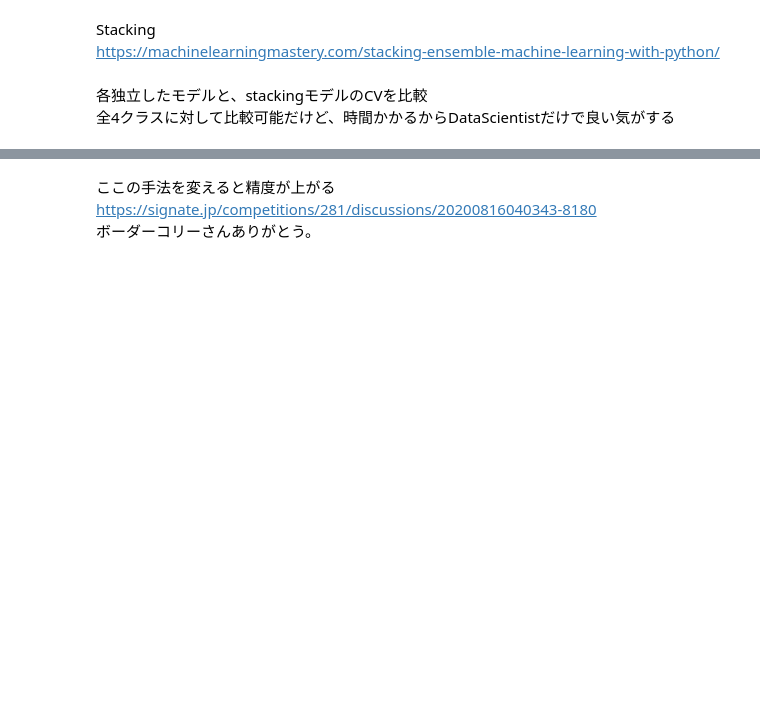
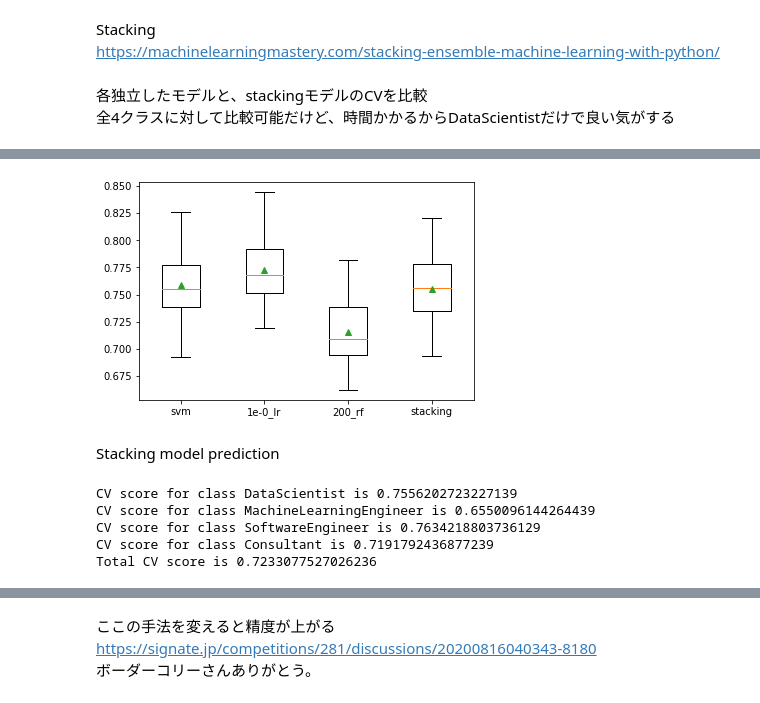
Before and after one commit to Radperia/SIGNATE_student_2020, a Jupyter notebook: SIGNATE_Tfidf_2LR+2RF_stacking.ipynb, the cells around one changed output, grey strips where cells are left out. Saved outputs shown, nothing was run; the diff lists cells and outputs as text; code cells hidden in the pictures; blank space fills up the shorter version.

```diff
--- a/SIGNATE_Tfidf_2LR+2RF_stacking.ipynb
+++ b/SIGNATE_Tfidf_2LR+2RF_stacking.ipynb
@@ -666,10 +668,8 @@ https://machinelearningmastery.com/stacking-ensemble-machine-learning-with-pytho
 # %%
 def get_stacking():
     level0 = list()
-    level0.append(('KN', KNeighborsClassifier()))
+    level0.append(('svm', SVC()))
     level0.append(('1e-0_lr', LogisticRegression()))
-    level0.append(('1e+1_lr', LogisticRegression()))
-    level0.append(('100_rf', RandomForestClassifier()))
     level0.append(('200_rf', RandomForestClassifier()))
 
     level1 = LogisticRegression()
@@ -678,10 +678,8 @@ def get_stacking():
 # %%
 def get_models():
     models = dict()
-    models['KN'] = KNeighborsClassifier()
+    models['svm'] = SVC(C=1, class_weight='balanced')
     models['1e-0_lr'] = LogisticRegression(C=1, solver='sag', class_weight='balanced')
-    models['1e+1_lr'] = LogisticRegression(C=10, solver='sag', class_weight='balanced')
-    models['100_rf'] = RandomForestClassifier(n_estimators=100, class_weight='balanced')
     models['200_rf'] = RandomForestClassifier(n_estimators=200, class_weight='balanced')
 
     models['stacking'] = get_stacking()
@@ -714,0 +711,7 @@ for name, model in models.items():
+# %%
+plt.boxplot(results, labels=names, showmeans=True)
+plt.show()
+# %% [output]
+[figure, added]
+# %% [markdown]
+Stacking model prediction
@@ -714,0 +727,20 @@ for name, model in models.items():
+# %%
+stacking_scores = []
+stacking_submission = pd.DataFrame.from_dict({'id': test['id']})
+
+for class_name in class_names:
+    train_target = train[class_name]
+    cv_score = np.mean(cross_val_score(stacking_model, train_features, train_target, cv=5, scoring='f1_macro'))
+    stacking_scores.append(cv_score)
+    print('CV score for class {} is {}'.format(class_name, cv_score))
+
+    stacking_model.fit(train_features, train_target)
+    stacking_submission[class_name] = stacking_model.predict_proba(test_features)[:, 1]
+
+print('Total CV score is {}'.format(np.mean(stacking_scores)))
+# %% [output]
+CV score for class DataScientist is 0.7556202723227139
+CV score for class MachineLearningEngineer is 0.6550096144264439
+CV score for class SoftwareEngineer is 0.7634218803736129
+CV score for class Consultant is 0.7191792436877239
+Total CV score is 0.7233077527026236
```
Also changed, not shown: parts of 23 cells of this notebook.
